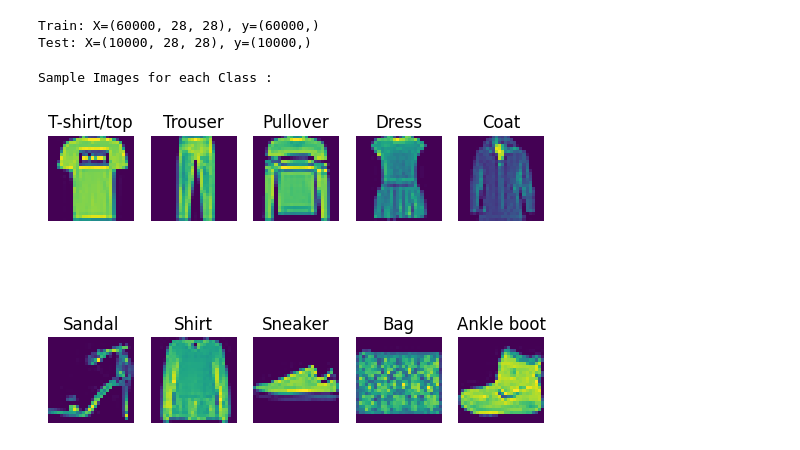
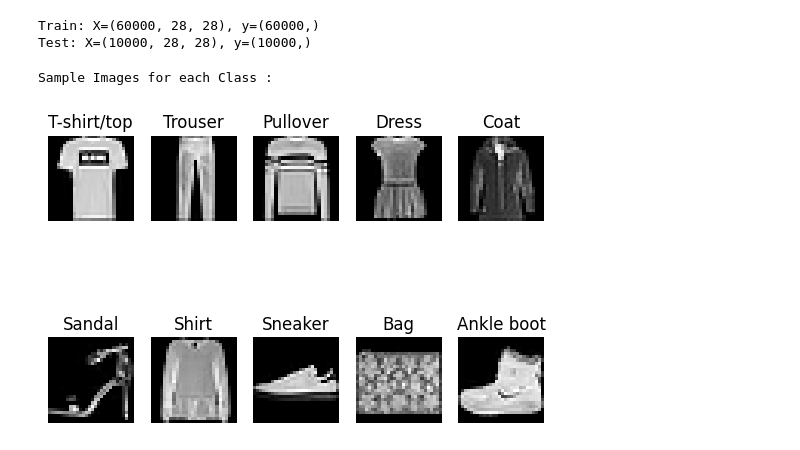
Before and after one commit to Joel-VK/cs6910_assignment1, a Jupyter notebook: Untitled0.ipynb, the cells around one changed output. Drawn from its saved outputs; the diff is of its cells as text; code cells hidden in the pictures.

```diff
--- a/Untitled0.ipynb
+++ b/Untitled0.ipynb
@@ -14,20 +24,22 @@ print('Test: X=%s, y=%s' % (x_test.shape, y_test.shape))
 Train: X=(60000, 28, 28), y=(60000,)
 Test: X=(10000, 28, 28), y=(10000,)
 # %%
+#printing one image from each class of dataset.
+
 class_type = [ 'T-shirt/top','Trouser', 'Pullover', 'Dress', 'Coat','Sandal', 'Shirt', 'Sneaker', 'Bag', 'Ankle boot']
 print("Sample Images for each Class :")
 class_list=list()
 
 for i in range(10):
   plt.subplot(2,5,i+1)
   for j in range(len(y_train)):
     if y_train[j] == i :
-      plt.imshow(x_train[j])
+      plt.imshow(x_train[j],cmap='gray')
       plt.title(class_type[i])
       plt.axis('off')
       class_list.append(class_type[y_train[j]])
       break
 # %% [output]
 Sample Images for each Class :
-[figure, old version]
+[figure, new version]
 # %%
```
Also changed, not shown: parts of 10 cells of this notebook, 1 other file.
